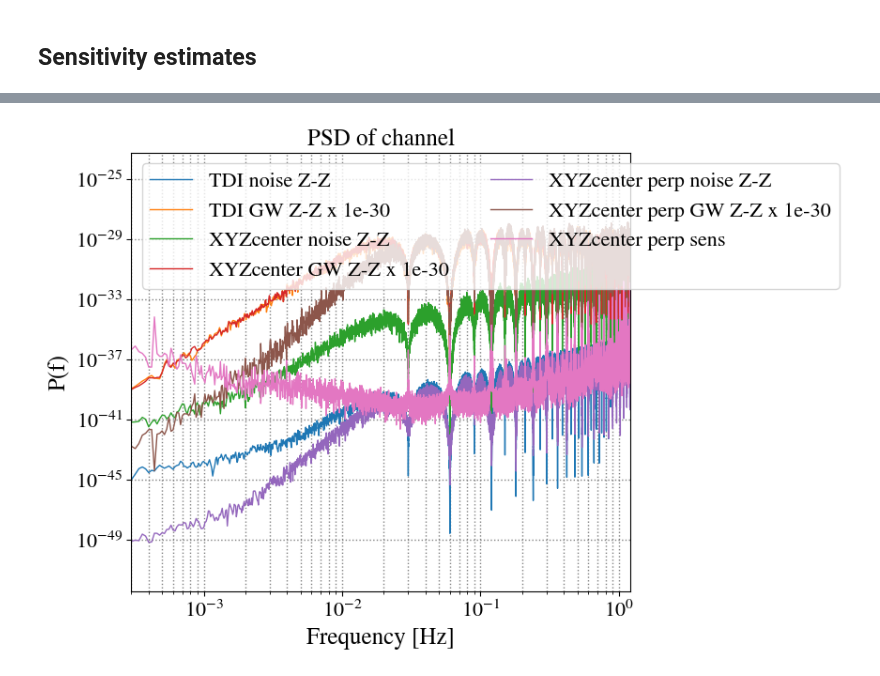
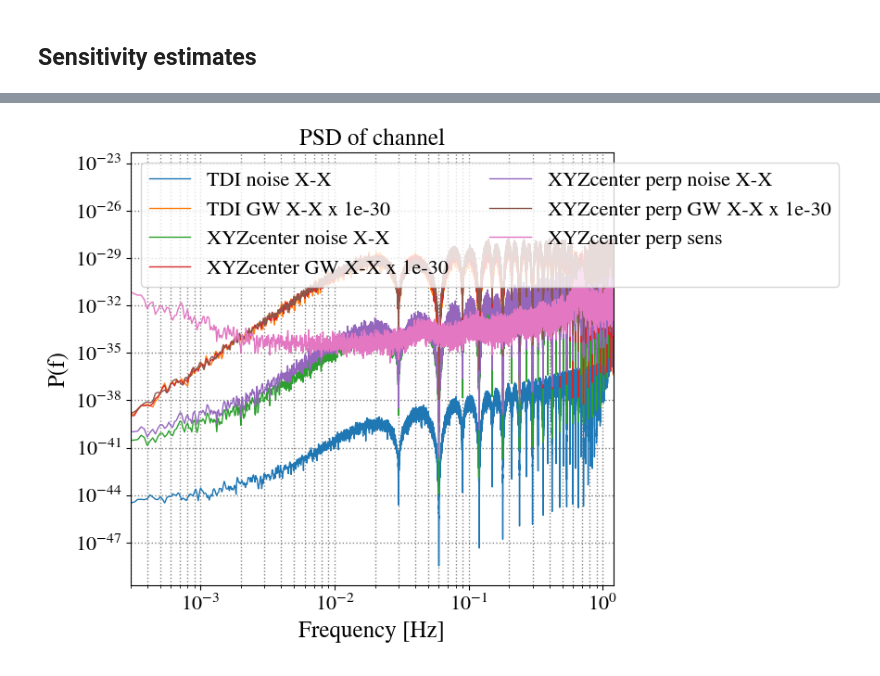
Before and after one commit to eleonoracastelli/pcipy, a Jupyter notebook: notebooks/TDI filter sensitivity and interpolation.ipynb, the cells around one changed output, grey strips where cells are left out. Saved outputs shown, nothing was run; the diff lists cells and outputs as text; code cells hidden in the pictures.

```diff
--- a/notebooks/TDI filter sensitivity and interpolation.ipynb
+++ b/notebooks/TDI filter sensitivity and interpolation.ipynb
@@ -61,10 +72,12 @@ gw_path = workdir+gw_file_base+"gw_measurements_4Hz.h5"
 
 data_gw = Data.from_gws(gw_path,orbits)
 
+y_namesGW = make_names(in_chansGW)
 #note: the GW mesaurement data are already fractional frequency so we don't divide by central_freq
-y_list = [data_gw.measurements[f'isi_{link}'] for link in mosas_order]
-
-y_gw = TimeData(np.array(y_list, dtype=np.float64)[:,skip:],dt=1/fs,t0=skip/fs,names=mosas_order)
+y_list = [data_gw.measurements[name] for name in y_namesGW]
+display(y_list)
+np.array(y_list, dtype=np.float64)
+y_gw = TimeData(np.array(y_list, dtype=np.float64)[:,skip:],dt=1/fs,t0=skip/fs,names=y_namesGW)
 # %% [output]
 You are using a GW file in a development version
 You are using a GW file in a version that might not be fully supported
@@ -297,7 +318,7 @@ display(y_n.data.shape)
 # %%
 #Construct filters
 
-TDIfiltset = [ TDIFilter(data_noise,eval_time=t,nleft=200,nright=400) for t in t_eval_set ]
+TDIfiltset = [ TDIFilter(data_noise,eval_time=t,nleft=200,nright=400,in_chans=in_chans) for t in t_eval_set ]
 t0set = np.array( [ filt.kernel_ref_time for filt in TDIfiltset ] )
 
 display(t_eval_set)
@@ -935,7 +924,16 @@ def estimate_sensitivity(filt, data_n, data_gw, joint=True, welch_kwargs=welch_k
 
     return freqs, sens
 # %%
-XYZsetGW = [ filt.apply_filter(y_gw,method='convolve') for filt in TDIfiltset ]
+import importlib
+import pcipy
+importlib.reload(pcipy)
+import pcipy.data
+importlib.reload(pcipy.filter)
+from pcipy.filter import RestrictedFilter
+
+TDIfiltsetGW=[ RestrictedFilter(filt,input_names=y_namesGW,output_names=None) for filt in TDIfiltset ]
+
+XYZsetGW = [ filt.apply_filter(y_gw,method='convolve') for filt in TDIfiltsetGW ]
 
 #ioff=125*0
 #eps = np.array([ (ioff-skip+i-istep)/istep for i in range(nsnew)])
@@ -1043,8 +1044,8 @@ plt.show()
 from pcipy import plotting
 plotting.plotconfig(lbsize=18, lgsize=16)
 _, axes = plt.subplots(1, 1, figsize=(8, 6))
-iplot=2
-jplot=2
+iplot=0
+jplot=0
 
 fac=1e-30
 
@@ -1070,34 +1071,34 @@ if 1:
         x=[np.linalg.det(m) for m in n_mat]
         axes.loglog(freqs, x,
             linewidth=1, label=r'TDI det')
 
     if 1:
         _, s, vh = np.linalg.svd(n_mat)
         n_mat_ortho = multiple_dot(vh, multiple_dot(n_mat, np.swapaxes(vh, 1, 2).conj()))
         axes.loglog(freqs, np.abs(n_mat_ortho[:,iplot,jplot]),
                     linewidth=1, label=r'XYZcenter perp noise '+cmpt)
         gw_mat_ortho = multiple_dot(vh, multiple_dot(gw_mat, np.swapaxes(vh, 1, 2).conj()))
         axes.loglog(freqs, np.abs(gw_mat_ortho[:,iplot,jplot])*fac,
                     linewidth=1, label=r'XYZcenter perp GW '+cmptG)
         if 1:
             sens = 1/np.abs(gw_mat_ortho[:,iplot,jplot]/n_mat_ortho[:,iplot,jplot])
             axes.loglog(freqs, sens,
                     linewidth=1, label=r'XYZcenter perp sens ')
         if 0:
             x=[np.linalg.det(m) for m in n_mat_ortho]
             axes.loglog(freqs, x,
                 linewidth=1, label=r'TDI det')
 
 axes.legend(loc='upper left', ncol=2)
 axes.set_xlabel("Frequency [Hz]")
 axes.set_ylabel(r"P(f)")
 axes.set_xlim([3e-4, 1.2])
 #axes.set_ylim([3e-19, 1e-13])
 axes.grid(linewidth=1, which='both', color='gray', linestyle='dotted')
 axes.set_title("PSD of channel")
 plt.show()
 # %% [output]
-[figure, old version]
+[figure, new version]
 # %%
 sens_list = []
 sens_list += [["TDIfile", estimate_sensitivity(None,XYZ_file_noise, XYZ_file_gw, joint=True)]]
```
Also changed, not shown: parts of 38 cells of this notebook, 4 other files.
